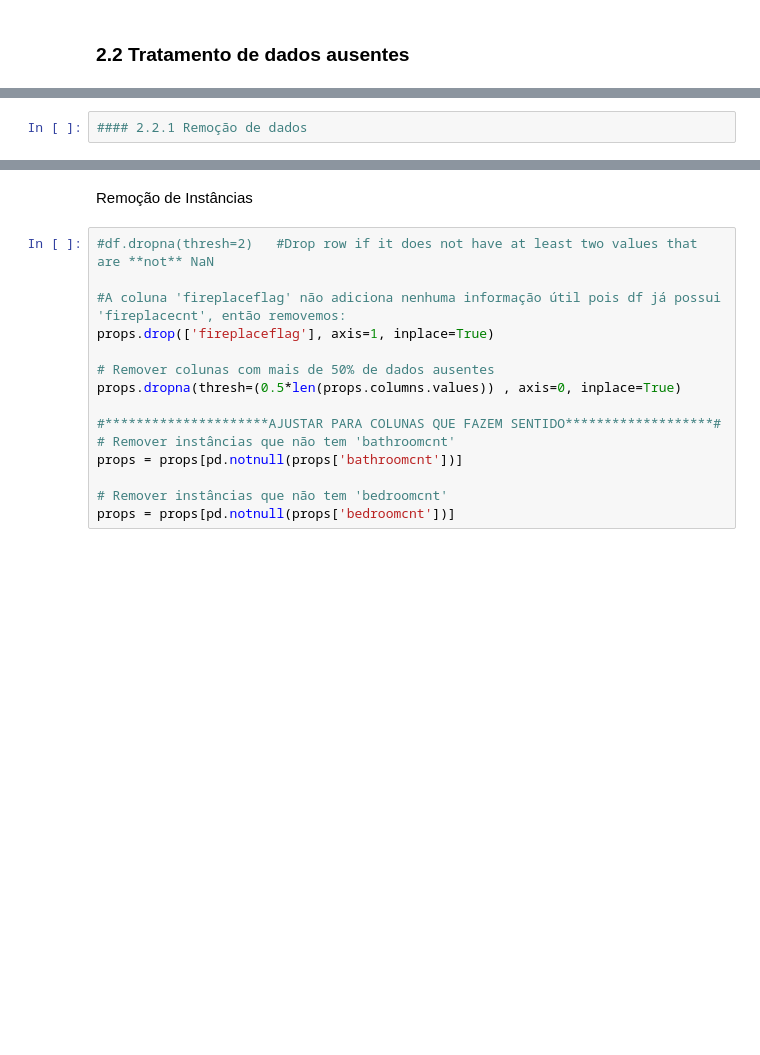
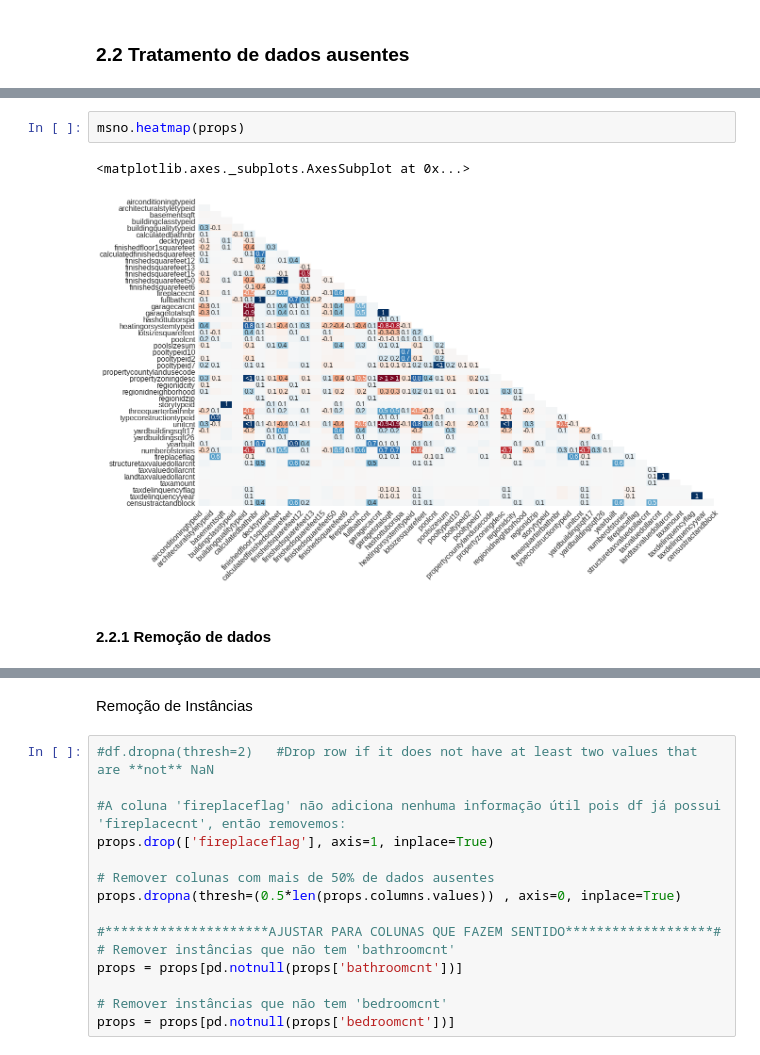
Before and after one commit to thiagotandrade/ds-project, a Jupyter notebook: DS_Project1.ipynb, the cells around one changed output, grey strips where cells are left out. Cells and saved outputs as stored; diff of their text form; blank space fills up the shorter version.

```diff
--- a/DS_Project1.ipynb
+++ b/DS_Project1.ipynb
@@ -104,5 +137,10 @@ props['transactiondate'] = pd.to_datetime(props['transactiondate'])
-# %%
-#### 2.2.1 Remoção de dados
+# %%
+msno.heatmap(props)
+# %% [output]
+<matplotlib.axes._subplots.AxesSubplot at 0x...>
+[figure, added]
+# %% [markdown]
+#### 2.2.1 Remoção de dados
 # %%
 props.shape
 # %% [output]
```
Also changed, not shown: parts of 44 cells of this notebook.
